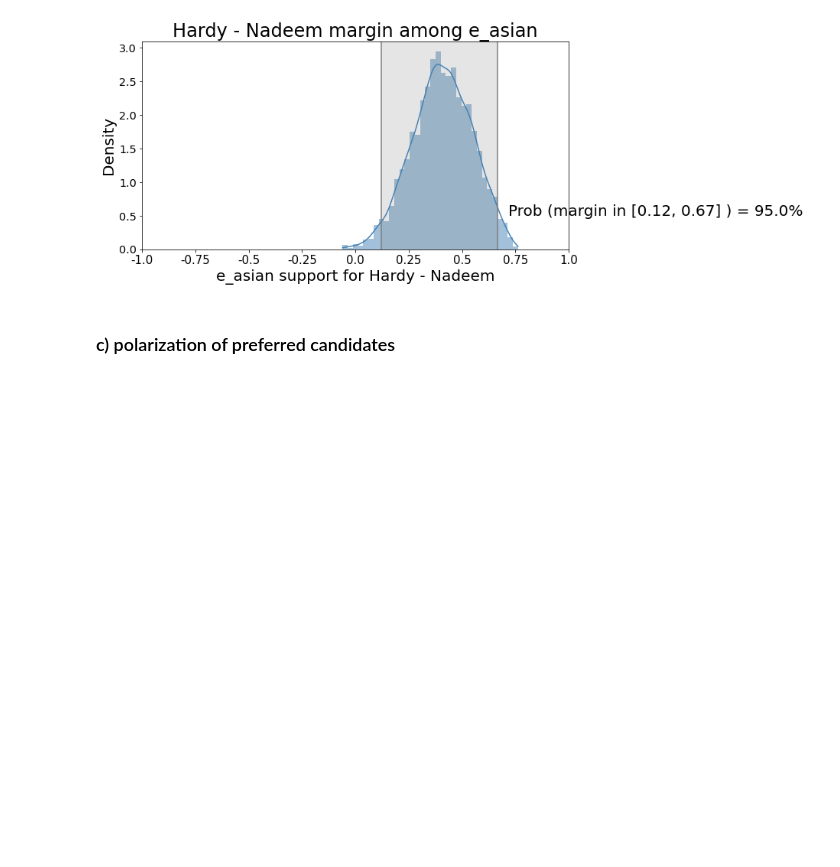
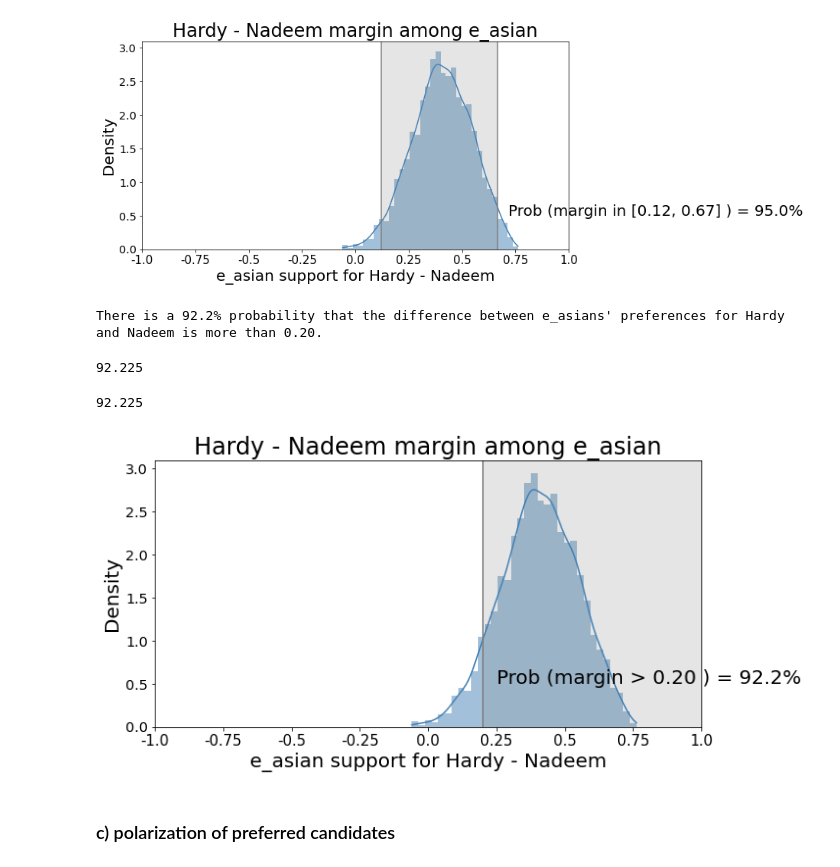
Before and after one commit to mggg/ecological-inference, a Jupyter notebook: pyei/examples/santa_clara_demo_r_by_c.ipynb, the cells around one changed output. Cells and saved outputs as stored; diff of their text form; code cells hidden in the pictures; blank space fills up the shorter version.

Commit message:
fix threshold verbose reporting

```diff
--- a/pyei/examples/santa_clara_demo_r_by_c.ipynb
+++ b/pyei/examples/santa_clara_demo_r_by_c.ipynb
@@ -127,6 +127,19 @@ ei.margin_report("e_asian", ["Hardy", "Nadeem"], percentile=95, verbose=False)
 ei.plot_margin_kde("e_asian", ["Hardy", "Nadeem"], percentile=95, show_threshold=True)
 # %% [output]
 [figure]
+# %%
+ei.margin_report("e_asian", ["Hardy", "Nadeem"], threshold=0.2, verbose=True)
+# %% [output]
+There is a 92.2% probability that the difference between e_asians' preferences for Hardy and Nadeem is more than 0.20.
+92.225
+# %%
+ei.margin_report("e_asian", ["Hardy", "Nadeem"], threshold=0.2, verbose=False)
+# %% [output]
+92.225
+# %%
+ei.plot_margin_kde("e_asian", ["Hardy", "Nadeem"], threshold=0.2, show_threshold=True)
+# %% [output]
+[figure, added]
 # %% [markdown]
 ### c) polarization of preferred candidates
 # %%
```
Also changed, not shown: 1 other file.
